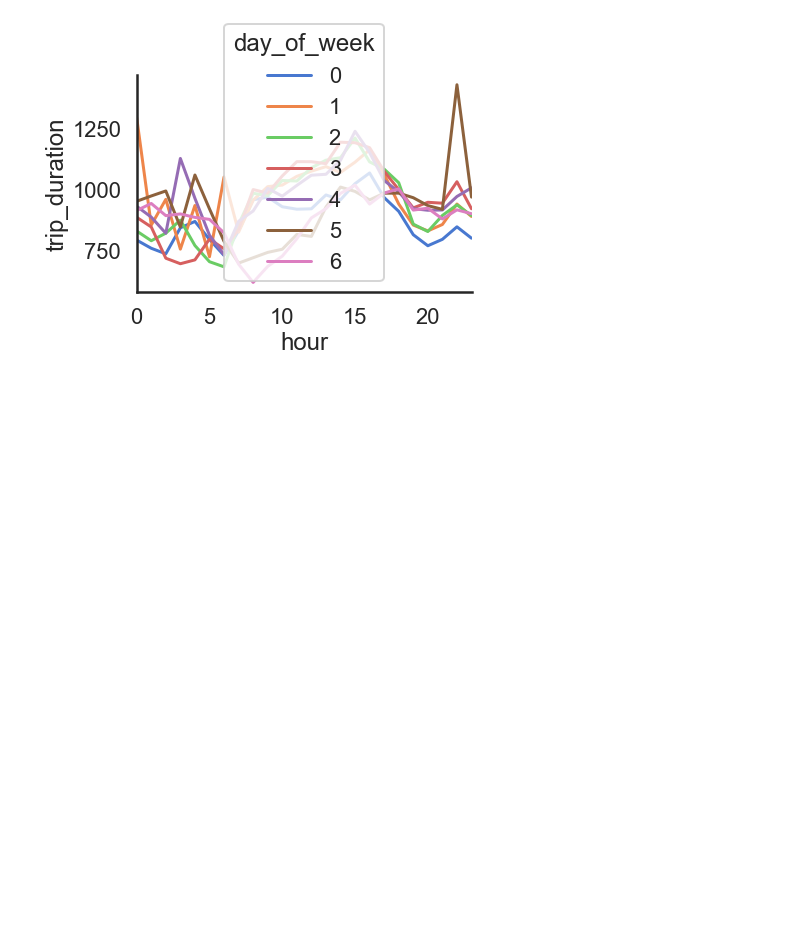
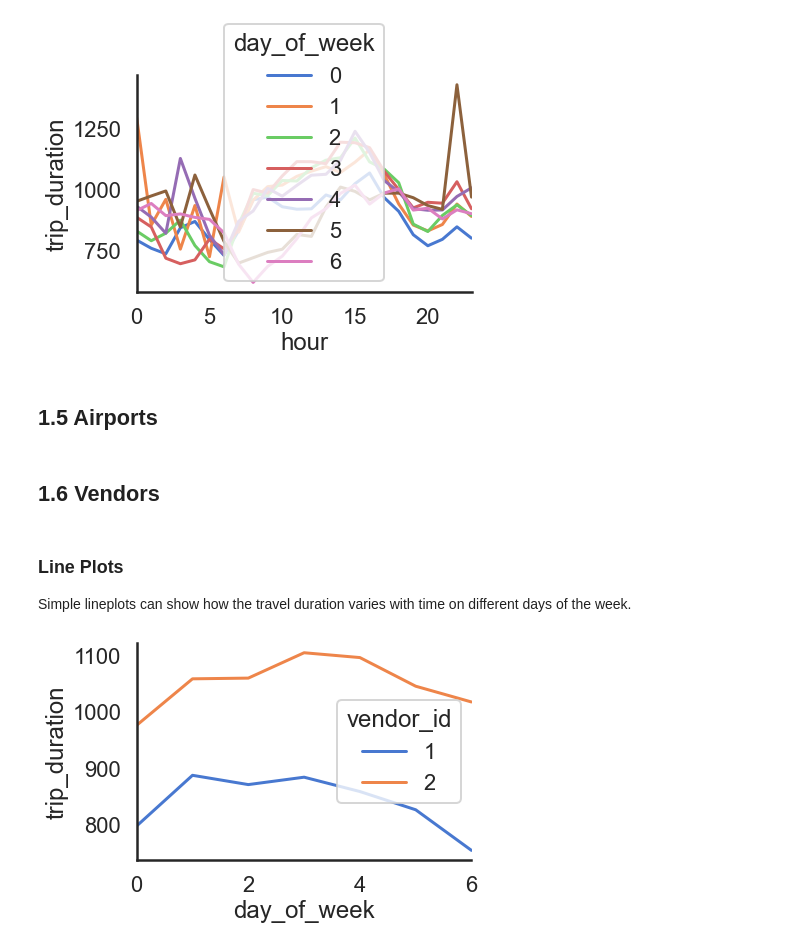
Before and after one commit to Earlstein/Data-anlysis-on-geospatial-and-time-series-dataset, a Jupyter notebook: Assignment_2.ipynb, the cells around one changed output. Cells and saved outputs as stored; diff of their text form; code cells hidden in the pictures; blank space fills up the shorter version.

```diff
--- a/Assignment_2.ipynb
+++ b/Assignment_2.ipynb
@@ -266,3 +266,21 @@ sns.tsplot(data=summary_hour_duration, time="hour", unit = "unit", condition="da
 sns.despine(bottom = False)
 # %% [output]
 [figure]
+# %% [markdown]
+## 1.5 Airports
+# %% [markdown]
+## 1.6 Vendors
+# %% [markdown]
+### Line Plots
+Simple lineplots can show how the travel duration varies with time on different days of the week.
+# %%
+# plot using trip duration to find the difference between vendor 1 and 2.
+summary_wdays_avg_duration = pd.DataFrame(train_data_new.groupby(['vendor_id','day_of_week'])['trip_duration'].mean())
+summary_wdays_avg_duration.reset_index(inplace = True)
+summary_wdays_avg_duration['unit']=1
+sns.set(style="white", palette="muted", color_codes=True)
+sns.set_context("poster")
+sns.tsplot(data=summary_wdays_avg_duration, time="day_of_week", unit = "unit", condition="vendor_id", value="trip_duration")
+sns.despine(bottom = False)
+# %% [output]
+[figure, added]
```
Also changed, not shown: parts of 10 cells of this notebook.
